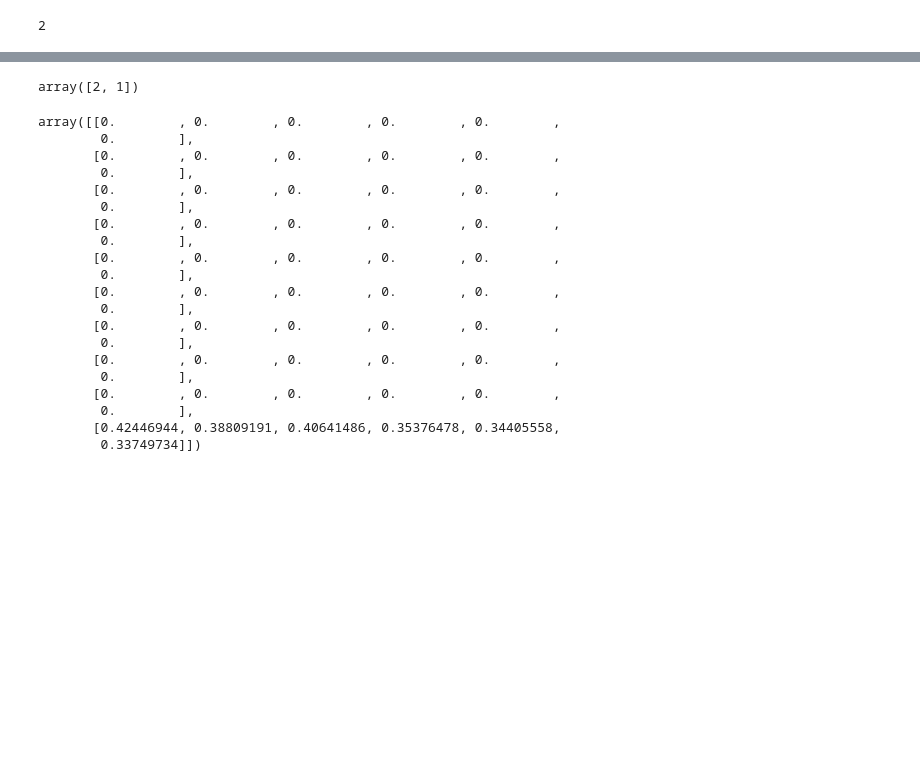
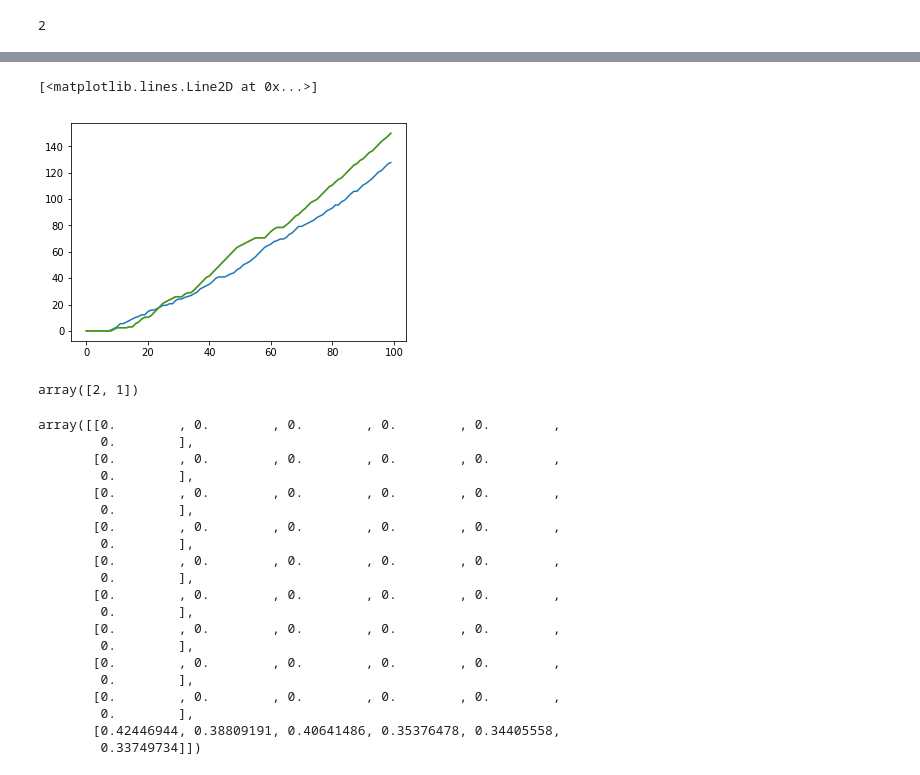
Before and after one commit to tang-ji/FNAC-recommender-systems, a Jupyter notebook: Environment.ipynb, the cells around one changed output, grey strips where cells are left out. Saved outputs shown, nothing was run; the diff lists cells and outputs as text; code cells hidden in the pictures; blank space fills up the shorter version.

```diff
--- a/Environment.ipynb
+++ b/Environment.ipynb
@@ -237,3 +481,10 @@ plt.legend(["culmulate Regret", "culmulate Reward"])
+# %%
+plt.plot(np.cumsum(C1.reward_sum_each_step), label='random')
+plt.plot(np.cumsum(C2.reward_sum_each_step), label='ucb')
+plt.plot(np.cumsum(C3.reward_sum_each_step), label='ucb_adapted')
+# %% [output]
+[<matplotlib.lines.Line2D at 0x...>]
+[figure, added]
 # %%
 np.random.choice([1,2,3], 2, replace=False)
 # %% [output]
```
Also changed, not shown: parts of 18 cells of this notebook.
